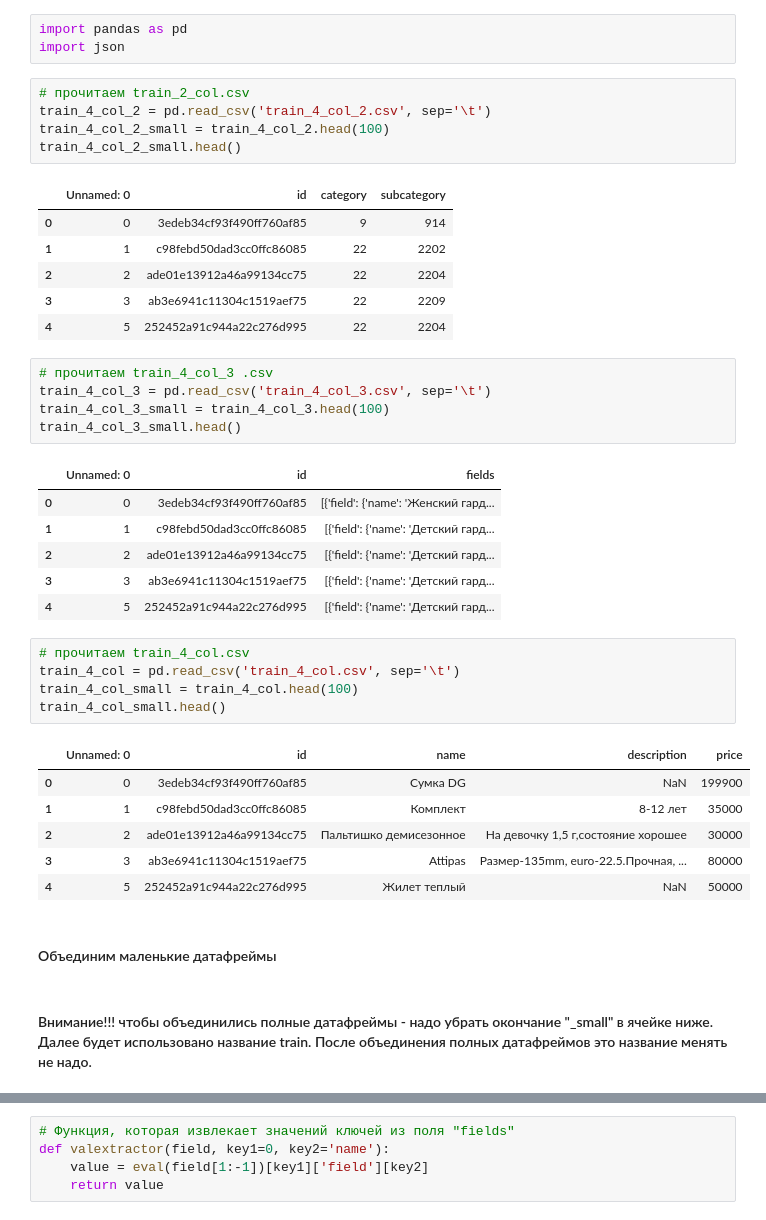
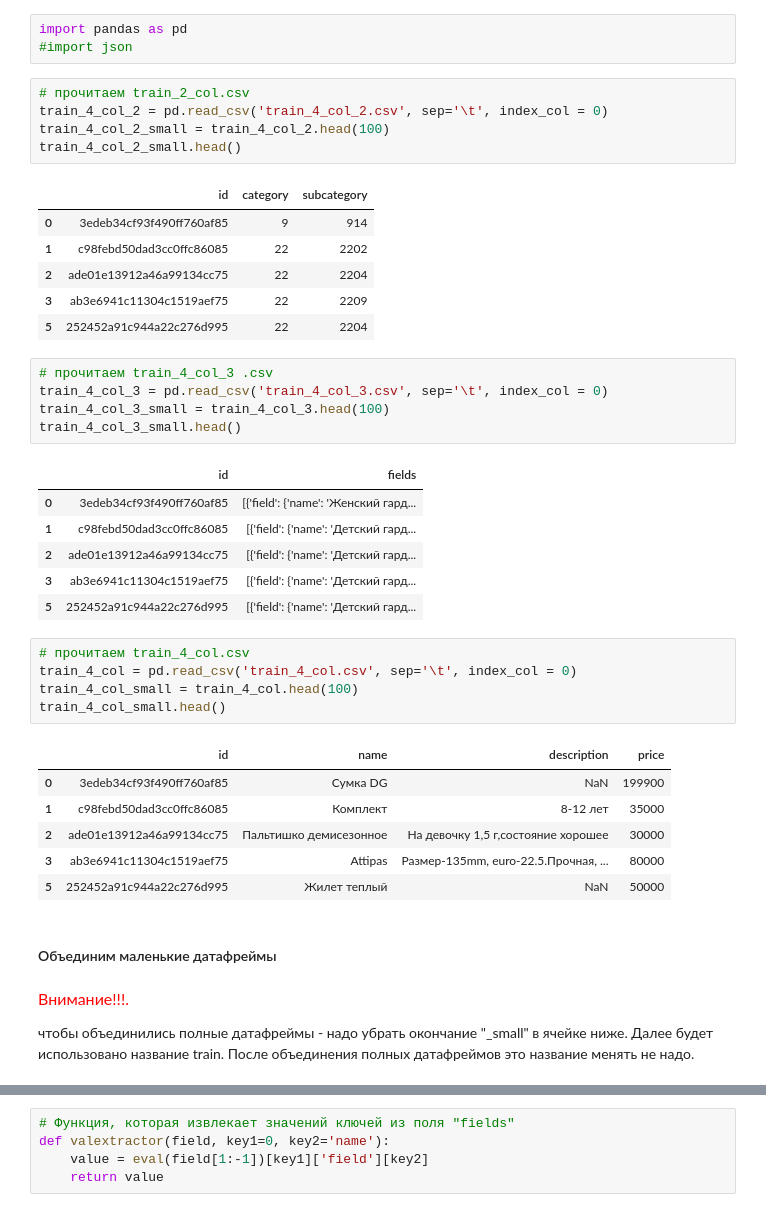
Before and after one commit to alstalm/sfml, a Jupyter notebook: hw-12/ML - Hackaton.ipynb, the cells around one changed output, grey strips where cells are left out. Drawn from its saved outputs; the diff is of its cells as text.

```diff
--- a/hw-12/ML - Hackaton.ipynb
+++ b/hw-12/ML - Hackaton.ipynb
@@ -1,46 +1,60 @@
 # %%
 import pandas as pd
-import json
+#import json
 # %%
 # прочитаем train_2_col.csv
-train_4_col_2 = pd.read_csv('train_4_col_2.csv', sep='\t')
+train_4_col_2 = pd.read_csv('train_4_col_2.csv', sep='\t', index_col = 0)
 train_4_col_2_small = train_4_col_2.head(100)
 train_4_col_2_small.head()
 # %% [output]
-|  | Unnamed: 0 | id | category | subcategory |
-| 0 | 0 | 3edeb34cf93f490ff760af85 | 9 | 914 |
-| 1 | 1 | c98febd50dad3cc0ffc86085 | 22 | 2202 |
-| 2 | 2 | ade01e13912a46a99134cc75 | 22 | 2204 |
-| 3 | 3 | ab3e6941c11304c1519aef75 | 22 | 2209 |
-| 4 | 5 | 252452a91c944a22c276d995 | 22 | 2204 |
+|  | id | category | subcategory |
+| 0 | 3edeb34cf93f490ff760af85 | 9 | 914 |
+| 1 | c98febd50dad3cc0ffc86085 | 22 | 2202 |
+| 2 | ade01e13912a46a99134cc75 | 22 | 2204 |
+| 3 | ab3e6941c11304c1519aef75 | 22 | 2209 |
+| 5 | 252452a91c944a22c276d995 | 22 | 2204 |
 # %%
 # прочитаем train_4_col_3 .csv
-train_4_col_3 = pd.read_csv('train_4_col_3.csv', sep='\t')
+train_4_col_3 = pd.read_csv('train_4_col_3.csv', sep='\t', index_col = 0)
 train_4_col_3_small = train_4_col_3.head(100)
 train_4_col_3_small.head()
 # %% [output]
-|  | Unnamed: 0 | id | fields |
-| 0 | 0 | 3edeb34cf93f490ff760af85 | [{'field': {'name': 'Женский гард... |
-| 1 | 1 | c98febd50dad3cc0ffc86085 | [{'field': {'name': 'Детский гард... |
-| 2 | 2 | ade01e13912a46a99134cc75 | [{'field': {'name': 'Детский гард... |
-| 3 | 3 | ab3e6941c11304c1519aef75 | [{'field': {'name': 'Детский гард... |
-| 4 | 5 | 252452a91c944a22c276d995 | [{'field': {'name': 'Детский гард... |
+|  | id | fields |
+| 0 | 3edeb34cf93f490ff760af85 | [{'field': {'name': 'Женский гард... |
+| 1 | c98febd50dad3cc0ffc86085 | [{'field': {'name': 'Детский гард... |
+| 2 | ade01e13912a46a99134cc75 | [{'field': {'name': 'Детский гард... |
+| 3 | ab3e6941c11304c1519aef75 | [{'field': {'name': 'Детский гард... |
+| 5 | 252452a91c944a22c276d995 | [{'field': {'name': 'Детский гард... |
 # %%
 # прочитаем train_4_col.csv
-train_4_col = pd.read_csv('train_4_col.csv', sep='\t')
+train_4_col = pd.read_csv('train_4_col.csv', sep='\t', index_col = 0)
 train_4_col_small = train_4_col.head(100)
 train_4_col_small.head()
 # %% [output]
-|  | Unnamed: 0 | id | name | description | price |
-| 0 | 0 | 3edeb34cf93f490ff760af85 | Сумка DG | NaN | 199900 |
-| 1 | 1 | c98febd50dad3cc0ffc86085 | Комплект | 8-12 лет | 35000 |
-| 2 | 2 | ade01e13912a46a99134cc75 | Пальтишко демисезонное | На девочку 1,5 г,состояние хорошее | 30000 |
-| 3 | 3 | ab3e6941c11304c1519aef75 | Attipas | Размер-135mm, euro-22.5.Прочная, ... | 80000 |
-| 4 | 5 | 252452a91c944a22c276d995 | Жилет теплый | NaN | 50000 |
+|  | id | name | description | price |
+| 0 | 3edeb34cf93f490ff760af85 | Сумка DG | NaN | 199900 |
+| 1 | c98febd50dad3cc0ffc86085 | Комплект | 8-12 лет | 35000 |
+| 2 | ade01e13912a46a99134cc75 | Пальтишко демисезонное | На девочку 1,5 г,состояние хорошее | 30000 |
+| 3 | ab3e6941c11304c1519aef75 | Attipas | Размер-135mm, euro-22.5.Прочная, ... | 80000 |
+| 5 | 252452a91c944a22c276d995 | Жилет теплый | NaN | 50000 |
 # %% [markdown]
 #### Объединим маленькие датафреймы
 # %% [markdown]
-#### Внимание!!! чтобы объединились полные датафреймы - надо убрать окончание "_small" в ячейке ниже. Далее будет использовано название train. После объединения полных датафреймов это название менять не надо.
+<!DOCTYPE html>
+<html>
+<head>
+<style>
+body {
+    background-color: orange;
+}
+</style>
+</head>
+</html>
+
+
+<font color="red" size="3">Внимание!!!.</font><br>
+
+чтобы объединились полные датафреймы - надо убрать окончание "_small" в ячейке ниже. Далее будет использовано название train. После объединения полных датафреймов это название менять не надо.
 # %%
 train = train_4_col_3_small.merge(train_4_col_2_small, on='id', how='left').merge(train_4_col_small, on='id', how='left')
 train.head(2).T
```
Also changed, not shown: parts of 47 cells of this notebook.
